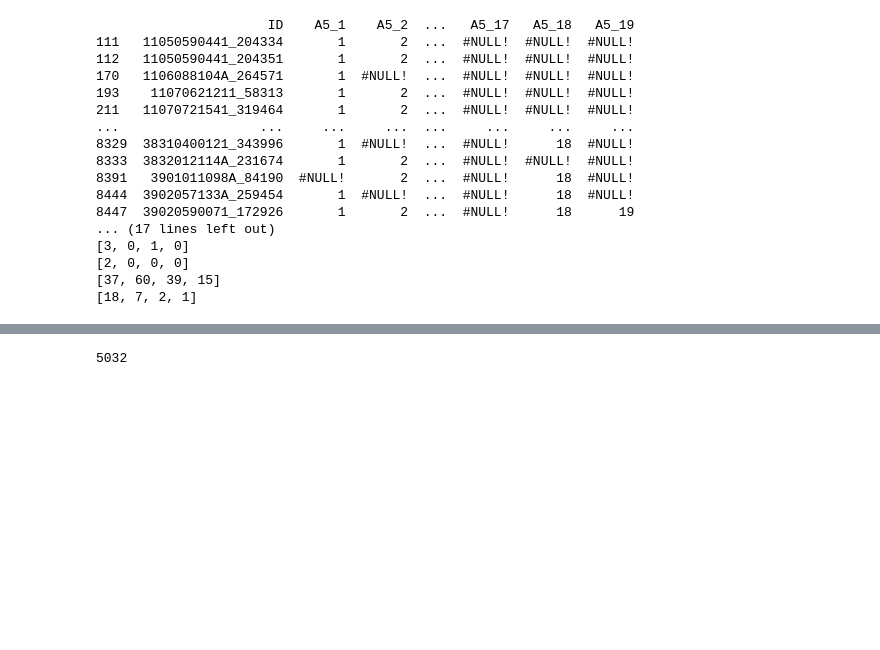
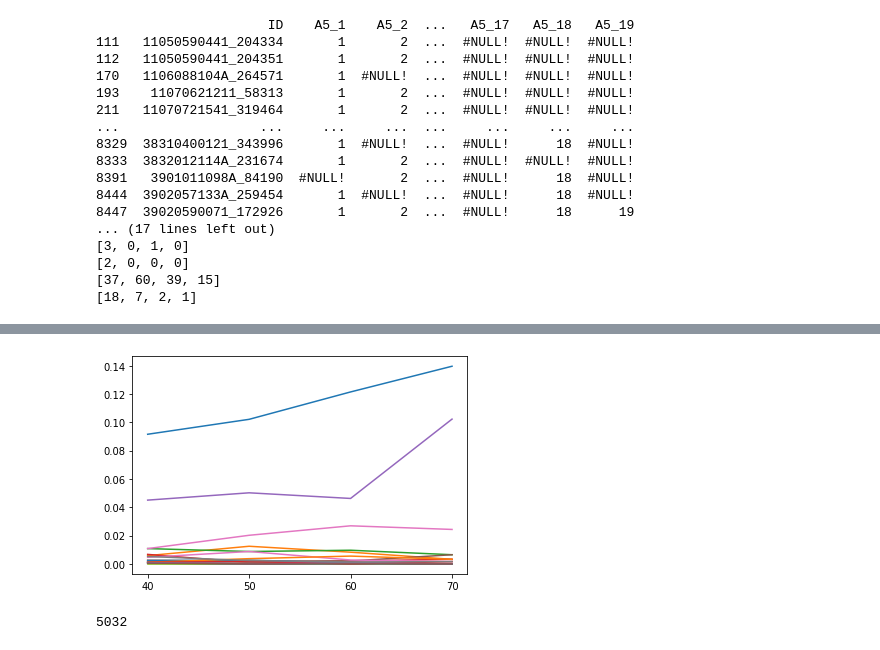
Before and after one commit to ansehoon1999/MG-DataAnaylsis, a Jupyter notebook: 세훈/DataAnaylsis_7_18.ipynb, the cells around one changed output, grey strips where cells are left out. Drawn from its saved outputs; the diff is of its cells as text; code cells hidden in the pictures; blank space fills up the shorter version.

```diff
--- a/세훈/DataAnaylsis_7_18.ipynb
+++ b/세훈/DataAnaylsis_7_18.ipynb
@@ -620,3 +594,25 @@ plt.show()
+# %%
+plt.plot(age, act_list[1])
+plt.plot(age, act_list[2])
+plt.plot(age, act_list[3])
+plt.plot(age, act_list[4])
+plt.plot(age, act_list[5])
+plt.plot(age, act_list[6])
+plt.plot(age, act_list[7])
+plt.plot(age, act_list[8])
+plt.plot(age, act_list[9])
+plt.plot(age, act_list[10])
+plt.plot(age, act_list[11])
+plt.plot(age, act_list[12])
+plt.plot(age, act_list[13])
+plt.plot(age, act_list[14])
+plt.plot(age, act_list[15])
+plt.plot(age, act_list[16])
+plt.plot(age, act_list[17])
+plt.plot(age, act_list[18])
+plt.show()
+# %% [output]
+[figure, added]
 # %%
 print(len(data))
 # %% [output]
```
Also changed, not shown: parts of 19 cells of this notebook.
